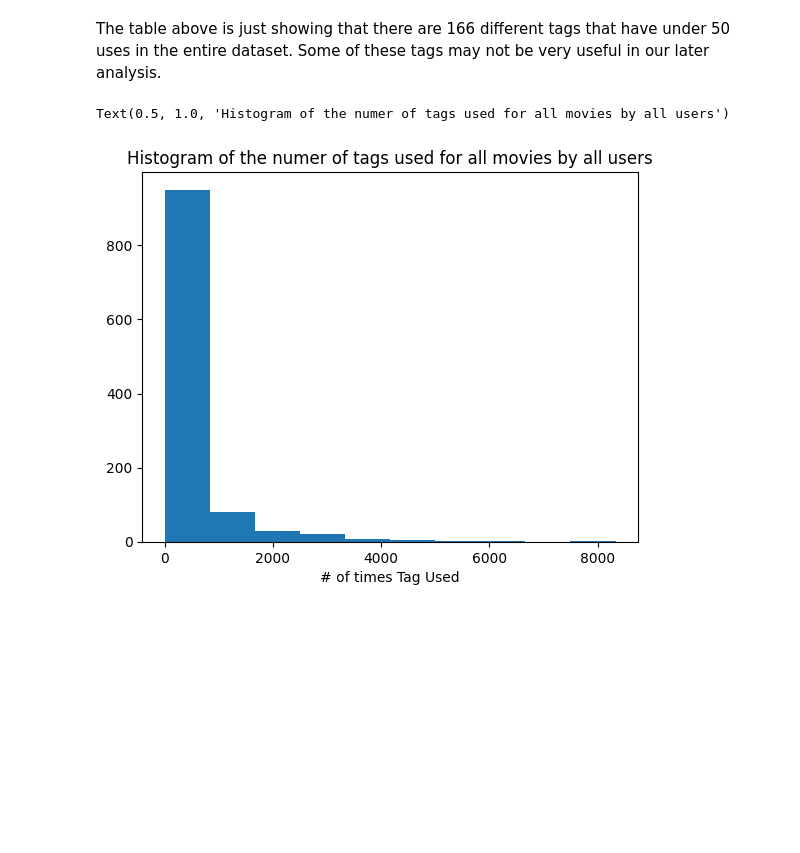
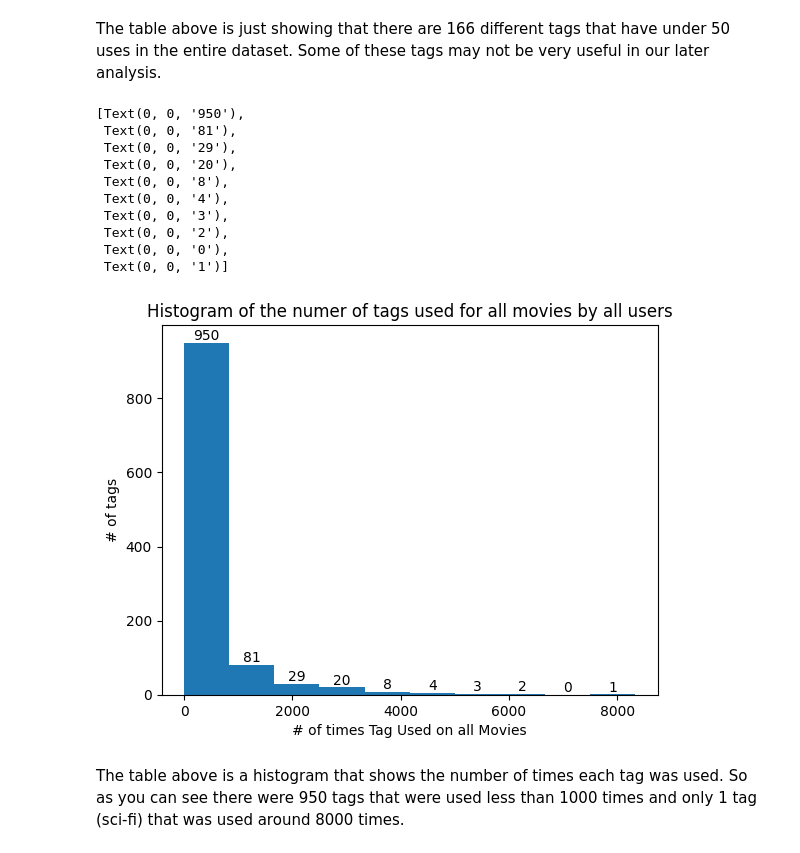
Before and after one commit to rkbhkp/Movie-Recomendation-with-ML, a Jupyter notebook: Milestone_2.ipynb, the cells around one changed output. Drawn from its saved outputs; the diff is of its cells as text; code cells hidden in the pictures; blank space fills up the shorter version.

Commit message:
Updated histogram

```diff
--- a/Milestone_2.ipynb
+++ b/Milestone_2.ipynb
@@ -408,9 +408,23 @@ tag_count_size.loc[tag_count_size['size'] < 50, ]
 # %% [markdown]
 The table above is just showing that there are 166 different tags that have under 50 uses in the entire dataset. Some of these tags may not be very useful in our later analysis.
 # %%
-plt.hist(tag_count_size['size'] )
-plt.xlabel("# of times Tag Used")
+counts, edges, bars = plt.hist(tag_count_size['size'])
+plt.xlabel("# of times Tag Used on all Movies")
+plt.ylabel("# of tags")
+
 plt.title("Histogram of the numer of tags used for all movies by all users")
+plt.bar_label(bars)
 # %% [output]
-Text(0.5, 1.0, 'Histogram of the numer of tags used for all movies by all users')
+[Text(0, 0, '950'),
+ Text(0, 0, '81'),
+ Text(0, 0, '29'),
+ Text(0, 0, '20'),
+ Text(0, 0, '8'),
+ Text(0, 0, '4'),
+ Text(0, 0, '3'),
+ Text(0, 0, '2'),
+ Text(0, 0, '0'),
+ Text(0, 0, '1')]
-[figure, old version]
+[figure, new version]
+# %% [markdown]
+The table above is a histogram that shows the number of times each tag was used. So as you can see there were 950 tags that were used less than 1000 times and only 1 tag (sci-fi) that was used around 8000 times.
```
